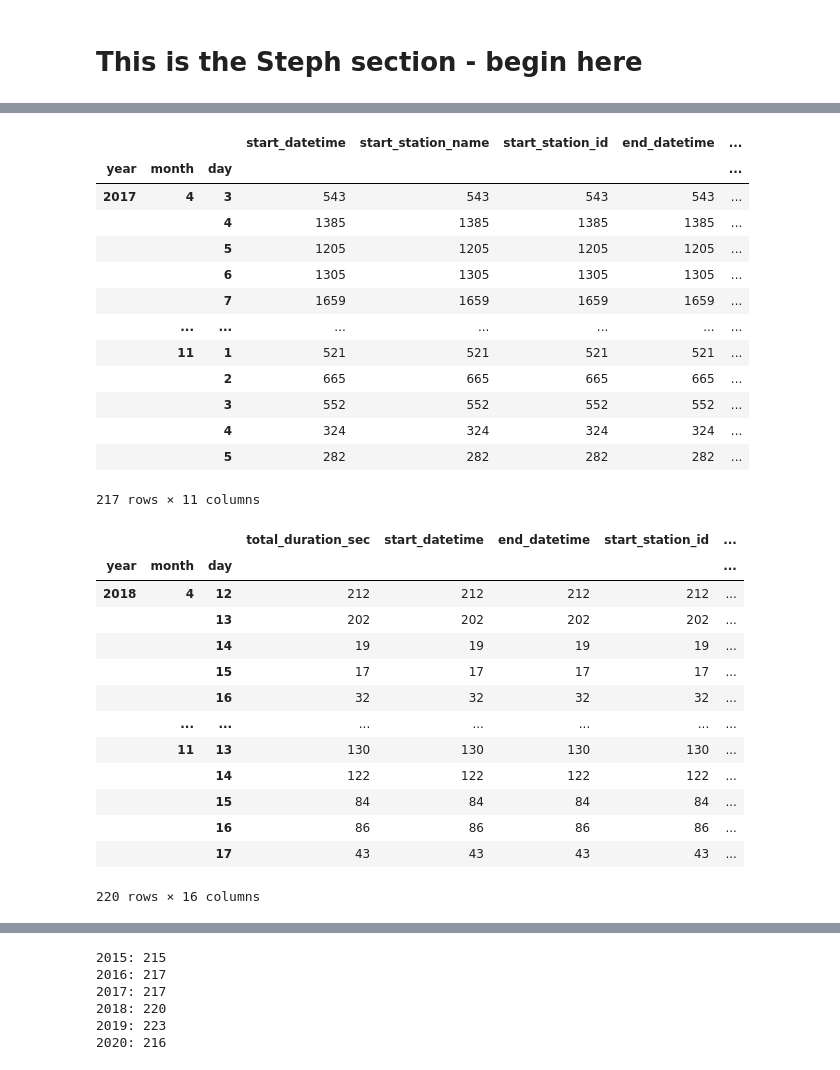
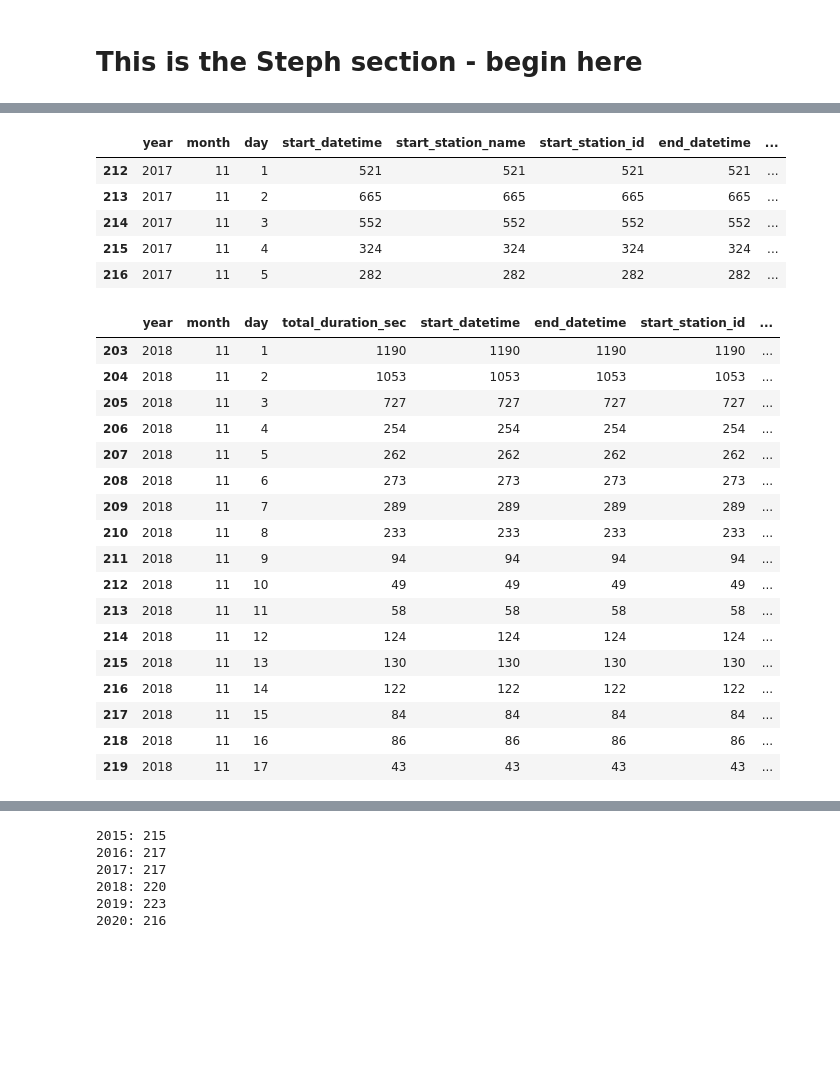
Before and after one commit to luchovzla/project-1, a Jupyter notebook: NiceRideCombined.ipynb, the cells around one changed output, grey strips where cells are left out. Cells and saved outputs as stored; diff of their text form; code cells hidden in the pictures; blank space fills up the shorter version.

```diff
--- a/NiceRideCombined.ipynb
+++ b/NiceRideCombined.ipynb
@@ -356,51 +339,49 @@ df_2017["day"] = df_2017.start_datetime.dt.day
 df_2017.head()
 
 # Group by month, day
-per_day_17 = df_2017.groupby([df_2017.year, df_2017.month, df_2017.day]).count()
+per_day_17 = df_2017.groupby([df_2017.year, df_2017.month, df_2017.day]).count().reset_index()
 per_day_17 = pd.DataFrame(per_day_17)
-per_day_17
+per_day_17.loc[per_day_17["month"] == 11]
+# Need to add 0 for 4/1-4/2; 11/6-11/30
 # %% [output]
-|  |  |  | start_datetime | start_station_name | start_station_id | end_datetime | ... |
-| year | month | day |  |  |  |  | ... |
-| 2017 | 4 | 3 | 543 | 543 | 543 | 543 | ... |
-|  |  | 4 | 1385 | 1385 | 1385 | 1385 | ... |
-|  |  | 5 | 1205 | 1205 | 1205 | 1205 | ... |
-|  |  | 6 | 1305 | 1305 | 1305 | 1305 | ... |
-|  |  | 7 | 1659 | 1659 | 1659 | 1659 | ... |
-|  | ... | ... | ... | ... | ... | ... | ... |
-|  | 11 | 1 | 521 | 521 | 521 | 521 | ... |
-|  |  | 2 | 665 | 665 | 665 | 665 | ... |
-|  |  | 3 | 552 | 552 | 552 | 552 | ... |
-|  |  | 4 | 324 | 324 | 324 | 324 | ... |
-|  |  | 5 | 282 | 282 | 282 | 282 | ... |
+|  | year | month | day | start_datetime | start_station_name | start_station_id | end_datetime | ... |
+| 212 | 2017 | 11 | 1 | 521 | 521 | 521 | 521 | ... |
+| 213 | 2017 | 11 | 2 | 665 | 665 | 665 | 665 | ... |
+| 214 | 2017 | 11 | 3 | 552 | 552 | 552 | 552 | ... |
+| 215 | 2017 | 11 | 4 | 324 | 324 | 324 | 324 | ... |
+| 216 | 2017 | 11 | 5 | 282 | 282 | 282 | 282 | ... |
-217 rows × 11 columns
 # %%
 # 2018
 # Split datetime column into three values
 df_2018["year"] = df_2018.start_datetime.dt.year
 df_2018["month"] = df_2018.start_datetime.dt.month
 df_2018["day"] = df_2018.start_datetime.dt.day
 df_2018.head()
 
 # Group by month, day
-per_day_18 = df_2018.groupby([df_2018.year, df_2018.month, df_2018.day]).count()
+per_day_18 = df_2018.groupby([df_2018.year, df_2018.month, df_2018.day]).count().reset_index()
 per_day_18 = pd.DataFrame(per_day_18)
-per_day_18
+per_day_18.loc[per_day_18["month"] == 11]
+# Need 0 from 4/1-4/11; 11/18-11/30
 # %% [output]
-|  |  |  | total_duration_sec | start_datetime | end_datetime | start_station_id | ... |
-| year | month | day |  |  |  |  | ... |
-| 2018 | 4 | 12 | 212 | 212 | 212 | 212 | ... |
-|  |  | 13 | 202 | 202 | 202 | 202 | ... |
-|  |  | 14 | 19 | 19 | 19 | 19 | ... |
-|  |  | 15 | 17 | 17 | 17 | 17 | ... |
-|  |  | 16 | 32 | 32 | 32 | 32 | ... |
-|  | ... | ... | ... | ... | ... | ... | ... |
-|  | 11 | 13 | 130 | 130 | 130 | 130 | ... |
-|  |  | 14 | 122 | 122 | 122 | 122 | ... |
-|  |  | 15 | 84 | 84 | 84 | 84 | ... |
-|  |  | 16 | 86 | 86 | 86 | 86 | ... |
-|  |  | 17 | 43 | 43 | 43 | 43 | ... |
+|  | year | month | day | total_duration_sec | start_datetime | end_datetime | start_station_id | ... |
+| 203 | 2018 | 11 | 1 | 1190 | 1190 | 1190 | 1190 | ... |
+| 204 | 2018 | 11 | 2 | 1053 | 1053 | 1053 | 1053 | ... |
+| 205 | 2018 | 11 | 3 | 727 | 727 | 727 | 727 | ... |
+| 206 | 2018 | 11 | 4 | 254 | 254 | 254 | 254 | ... |
+| 207 | 2018 | 11 | 5 | 262 | 262 | 262 | 262 | ... |
+| 208 | 2018 | 11 | 6 | 273 | 273 | 273 | 273 | ... |
+| 209 | 2018 | 11 | 7 | 289 | 289 | 289 | 289 | ... |
+| 210 | 2018 | 11 | 8 | 233 | 233 | 233 | 233 | ... |
+| 211 | 2018 | 11 | 9 | 94 | 94 | 94 | 94 | ... |
+| 212 | 2018 | 11 | 10 | 49 | 49 | 49 | 49 | ... |
+| 213 | 2018 | 11 | 11 | 58 | 58 | 58 | 58 | ... |
+| 214 | 2018 | 11 | 12 | 124 | 124 | 124 | 124 | ... |
+| 215 | 2018 | 11 | 13 | 130 | 130 | 130 | 130 | ... |
+| 216 | 2018 | 11 | 14 | 122 | 122 | 122 | 122 | ... |
+| 217 | 2018 | 11 | 15 | 84 | 84 | 84 | 84 | ... |
+| 218 | 2018 | 11 | 16 | 86 | 86 | 86 | 86 | ... |
+| 219 | 2018 | 11 | 17 | 43 | 43 | 43 | 43 | ... |
-220 rows × 16 columns
 # %%
 # 2019
 # Split datetime column into three values
```
Also changed, not shown: parts of 6 cells of this notebook.
